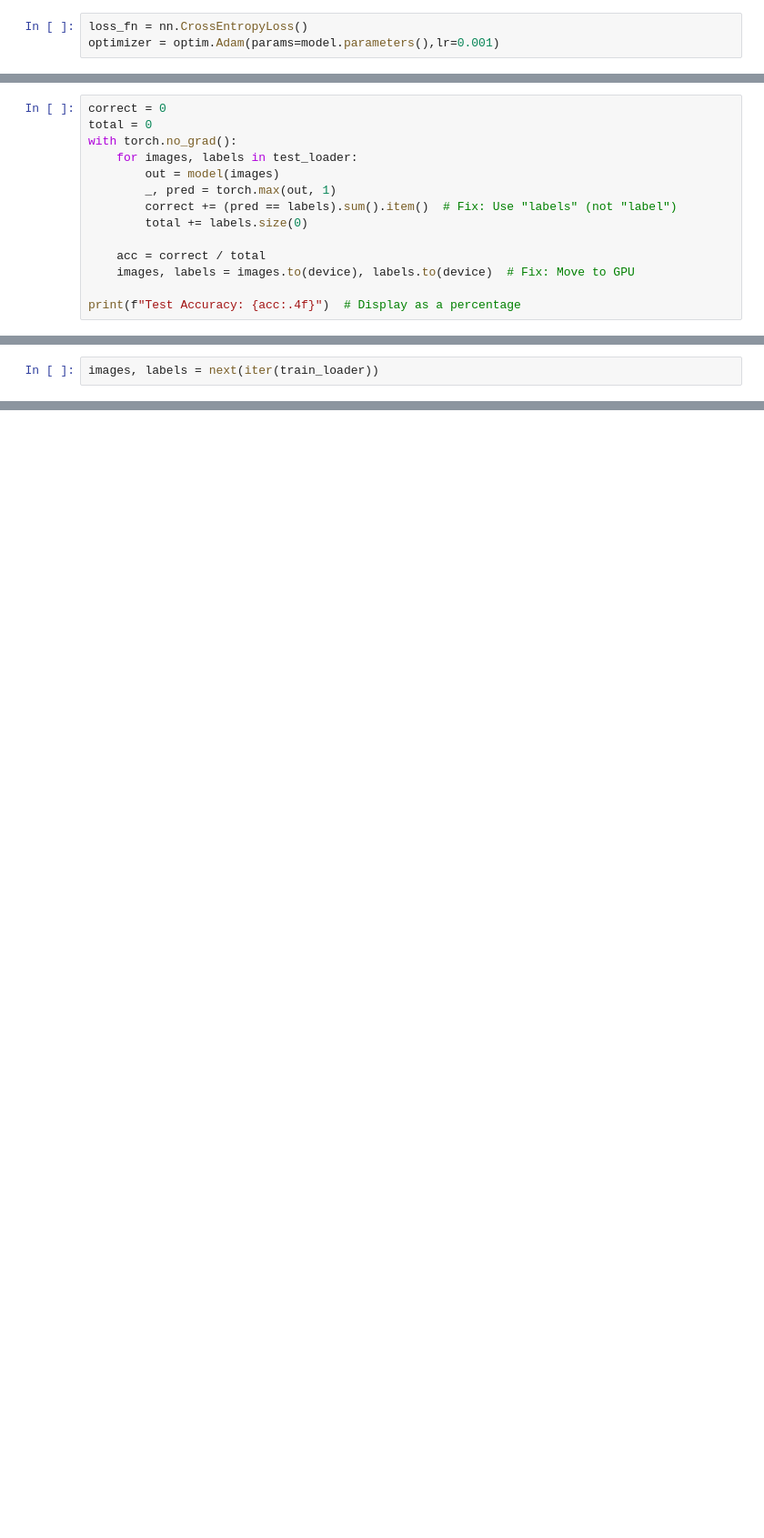
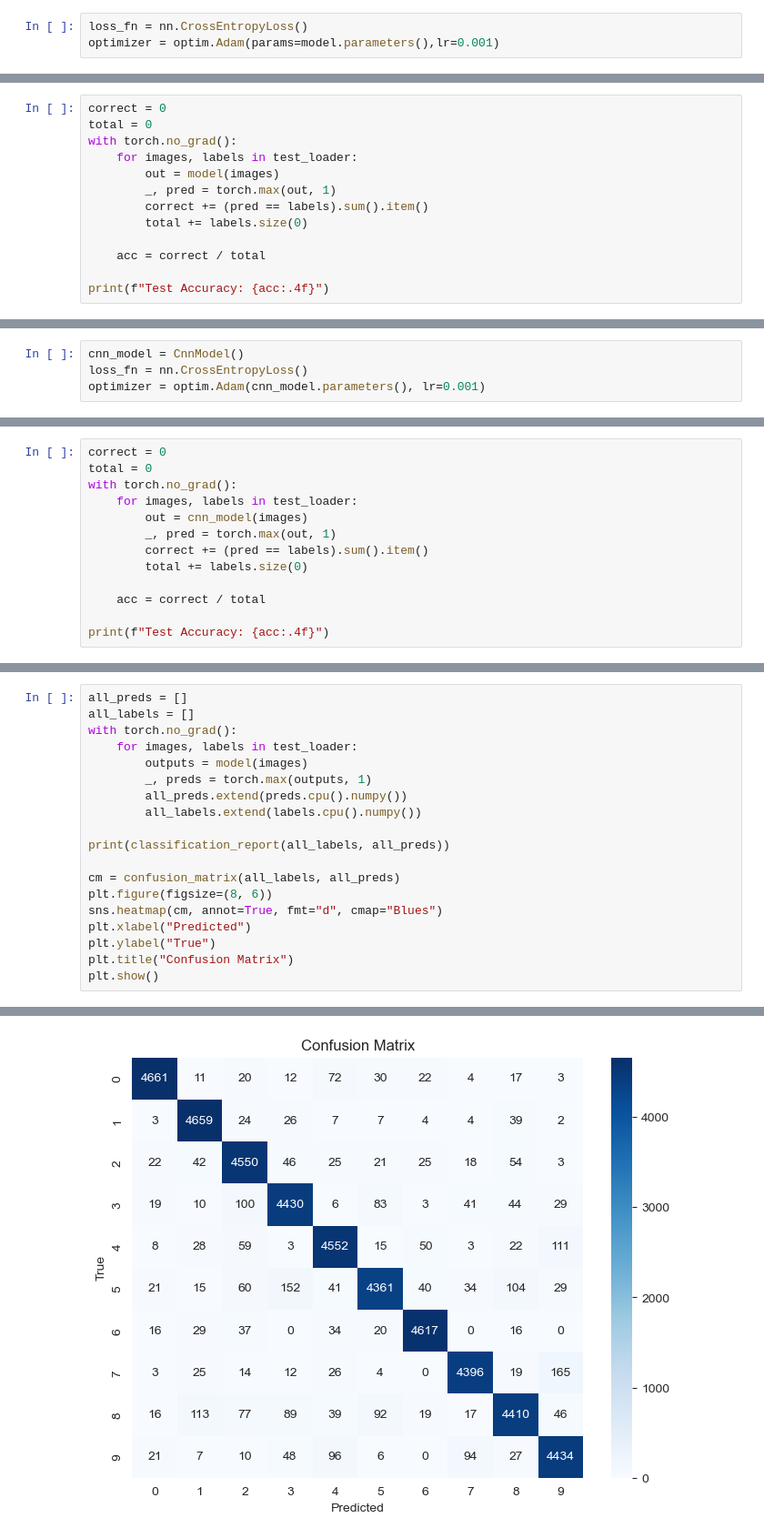
Before and after one commit to JinerX/WSILab1, a Jupyter notebook: test_jup.ipynb, the cells around one changed output, grey strips where cells are left out. Shown at 91% size. Cells and saved outputs as stored; diff of their text form; blank space fills up the shorter version.

```diff
--- a/test_jup.ipynb
+++ b/test_jup.ipynb
@@ -84,11 +126,10 @@ with torch.no_grad():
     for images, labels in test_loader:
         out = model(images)
         _, pred = torch.max(out, 1)
-        correct += (pred == labels).sum().item()  # Fix: Use "labels" (not "label")
+        correct += (pred == labels).sum().item()
         total += labels.size(0)
 
     acc = correct / total
-    images, labels = images.to(device), labels.to(device)  # Fix: Move to GPU
 
-print(f"Test Accuracy: {acc:.4f}")  # Display as a percentage
+print(f"Test Accuracy: {acc:.4f}")
 # %% [output]
@@ -107,2 +136,0 @@ def show_images(images, labels, num_images=10):
-# %%
-images, labels = next(iter(train_loader))
@@ -112,0 +137,4 @@ show_images(images, labels)
+# %%
+cnn_model = CnnModel()
+loss_fn = nn.CrossEntropyLoss()
+optimizer = optim.Adam(cnn_model.parameters(), lr=0.001)
@@ -112,0 +163,13 @@ show_images(images, labels)
+# %%
+correct = 0
+total = 0
+with torch.no_grad():
+    for images, labels in test_loader:
+        out = cnn_model(images)
+        _, pred = torch.max(out, 1)
+        correct += (pred == labels).sum().item()
+        total += labels.size(0)
+
+    acc = correct / total
+
+print(f"Test Accuracy: {acc:.4f}")
@@ -112,0 +178,20 @@ show_images(images, labels)
+# %%
+all_preds = []
+all_labels = []
+with torch.no_grad():
+    for images, labels in test_loader:
+        outputs = model(images)
+        _, preds = torch.max(outputs, 1)
+        all_preds.extend(preds.cpu().numpy())
+        all_labels.extend(labels.cpu().numpy())
+
+print(classification_report(all_labels, all_preds))
+
+cm = confusion_matrix(all_labels, all_preds)
+plt.figure(figsize=(8, 6))
+sns.heatmap(cm, annot=True, fmt="d", cmap="Blues")
+plt.xlabel("Predicted")
+plt.ylabel("True")
+plt.title("Confusion Matrix")
+plt.show()
+# %% [output]
@@ -112,0 +214 @@ show_images(images, labels)
+[figure, added]
```
Also changed, not shown: parts of 48 cells of this notebook, 35 other files.
